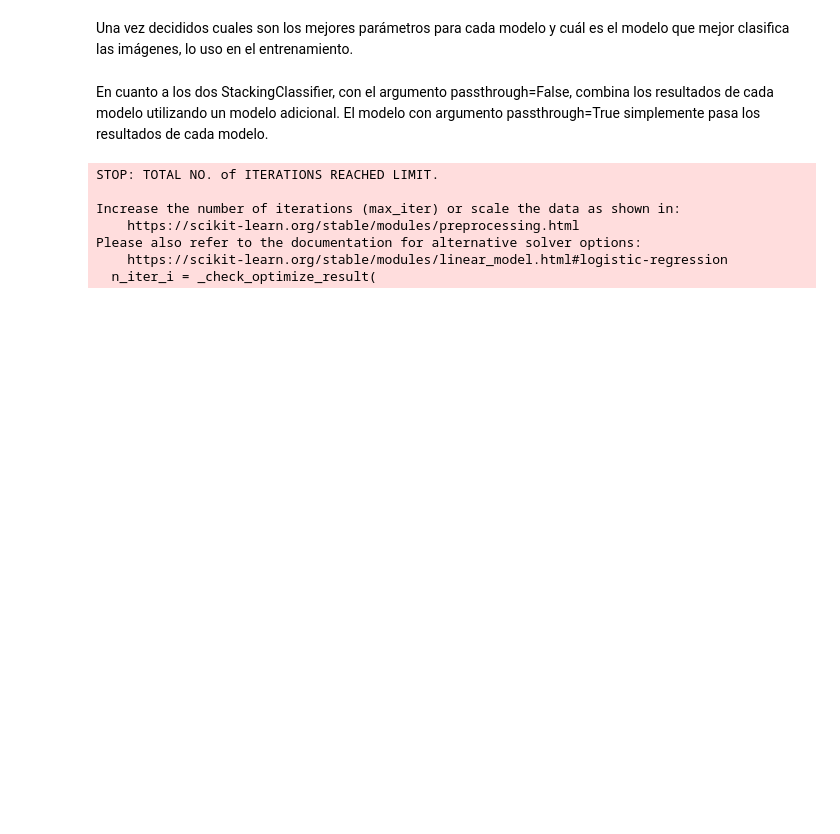
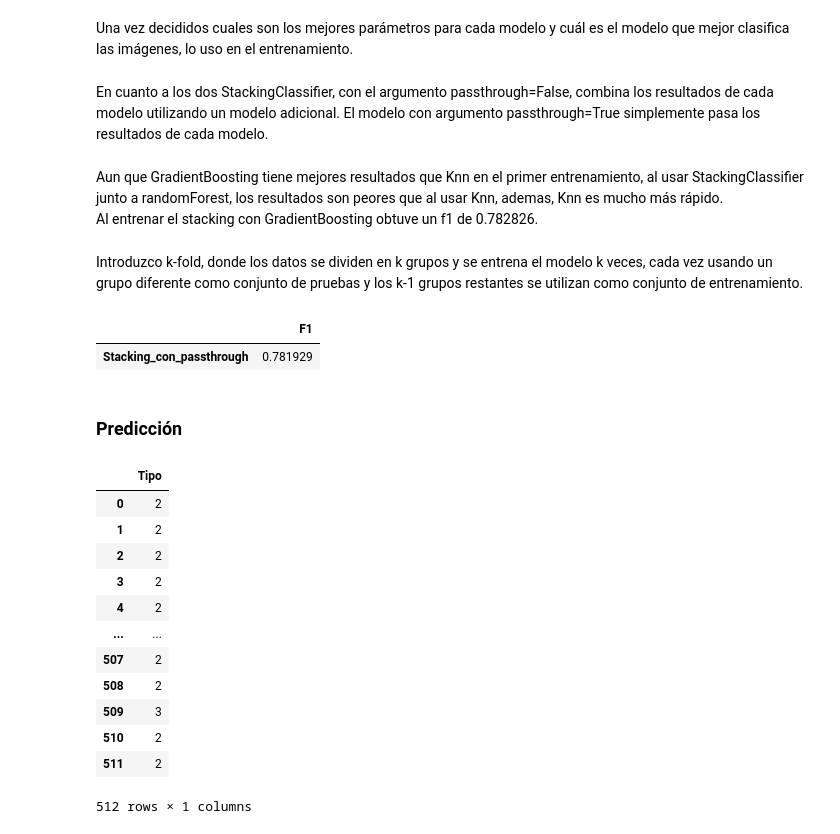
Before and after one commit to PortfolioJavierGil/Cervical-Cancer-Screening, a Jupyter notebook: Proyecto.ipynb, the cells around one changed output. Cells and saved outputs as stored; diff of their text form; code cells hidden in the pictures; blank space fills up the shorter version.

```diff
--- a/Proyecto.ipynb
+++ b/Proyecto.ipynb
@@ -463,10 +549,15 @@ learning_rate: 0.01, n_estimators: 450, subsample: 0.5, criterion: friedman_mse,
 Una vez decididos cuales son los mejores parámetros para cada modelo y cuál es el modelo que mejor clasifica las imágenes, lo uso en el entrenamiento.
 # %% [markdown]
 En cuanto a los dos StackingClassifier, con el argumento passthrough=False, combina los resultados de cada modelo utilizando un modelo adicional. El modelo con argumento passthrough=True simplemente pasa los resultados de cada modelo.
+# %% [markdown]
+Aun que GradientBoosting tiene mejores resultados que Knn en el primer entrenamiento, al usar StackingClassifier junto a randomForest, los resultados son peores que al usar Knn, ademas, Knn es mucho más rápido. <br>
+Al entrenar el stacking con GradientBoosting obtuve un f1 de 0.782826.
+# %% [markdown]
+Introduzco k-fold, donde los datos se dividen en k grupos y se entrena el modelo k veces, cada vez usando un grupo diferente como conjunto de pruebas y los k-1 grupos restantes se utilizan como conjunto de entrenamiento.
 # %%
-#warnings.filterwarnings('ignore')
+cv = KFold(n_splits=5, shuffle=True, random_state=42)
 
-cv = KFold(n_splits=5, shuffle=True, random_state=42)
+# Define los clasificadores para el Stacking
 
 rf = RandomForestClassifier(n_estimators = 710,
                             criterion = 'gini',
@@ -479,12 +570,11 @@ rf = RandomForestClassifier(n_estimators = 710,
 
 knn = KNeighborsClassifier(leaf_size=1, n_neighbors=1, p=1)
 
-gb = GradientBoostingClassifier(learning_rate=0.1, n_estimators = 400, subsample = 0.8, criterion= "squared_error", min_samples_split=0.3, min_samples_leaf=0.1, max_depth=4, max_features=1.0, random_state=42)
+# Define el Stacking con passthrough = True
 
+sclf_pass_true = StackingClassifier(estimators=[('rf', rf), ('knn', knn)], passthrough=True, n_jobs = -1)
 
-sclf_pass_false = StackingClassifier(estimators=[('rf', rf), ('knn', knn), ('gb', gb)], passthrough=False, n_jobs = -1)
-sclf_pass_true = StackingClassifier(estimators=[('rf', rf), ('gb', gb)], passthrough=True, n_jobs = -1)
-
+# Crea el contenido del dataframe con los clasificadores y el resultado del entrenamiento.
 
 regs = {
     "Stacking_con_passthrough": sclf_pass_true
@@ -494,19 +584,56 @@ scores1 = {
     "F1": []
 }
 
+# Entrena el clasificador y guarda su puntuación
+
 for reg in regs.values():
     reg.fit(X_st, y_st)
     score1 = np.mean(cross_val_score(reg, X_st, y_st, cv=cv, scoring='f1_macro', n_jobs=-1))
     scores1["F1"].append(score1)
 
+# Crea el dataframe con los datos obtenidos y lo muestra
+
 scores1 = pd.DataFrame(scores1, index=regs.keys()).sort_values(by=['F1'], ascending=False)
 
 scores1
 # %% [output]
-STOP: TOTAL NO. of ITERATIONS REACHED LIMIT.
-
-Increase the number of iterations (max_iter) or scale the data as shown in:
-    https://scikit-learn.org/stable/modules/preprocessing.html
-Please also refer to the documentation for alternative solver options:
-    https://scikit-learn.org/stable/modules/linear_model.html#logistic-regression
-  n_iter_i = _check_optimize_result(
+|  | F1 |
+| Stacking_con_passthrough | 0.781929 |
+# %% [markdown]
+### **Predicción** <a id="16"></a>
+# %%
+test_data = []
+
+# Carga los datos de test
+
+preprocess("Data/test/", test_data)
+
+# Transforma los datos
+
+test_data = np.array(test_data)
+test_data = test_data.reshape(test_data.shape[0], (test_data.shape[1]*test_data.shape[2]))
+
+# Utiliza el clasificador entrenado para predecir los tipos de los datos de test
+
+y_test_pred = sclf_pass_true.predict(test_data)
+
+# Crea un DataFrame de pandas y almacena las etiquetas predecidas
+
+prediction = pd.DataFrame()
+prediction["Tipo"] = y_test_pred
+
+prediction
+# %% [output]
+|  | Tipo |
+| 0 | 2 |
+| 1 | 2 |
+| 2 | 2 |
+| 3 | 2 |
+| 4 | 2 |
+| ... | ... |
+| 507 | 2 |
+| 508 | 2 |
+| 509 | 3 |
+| 510 | 2 |
+| 511 | 2 |
+512 rows × 1 columns
```
Also changed, not shown: parts of 35 cells of this notebook.
